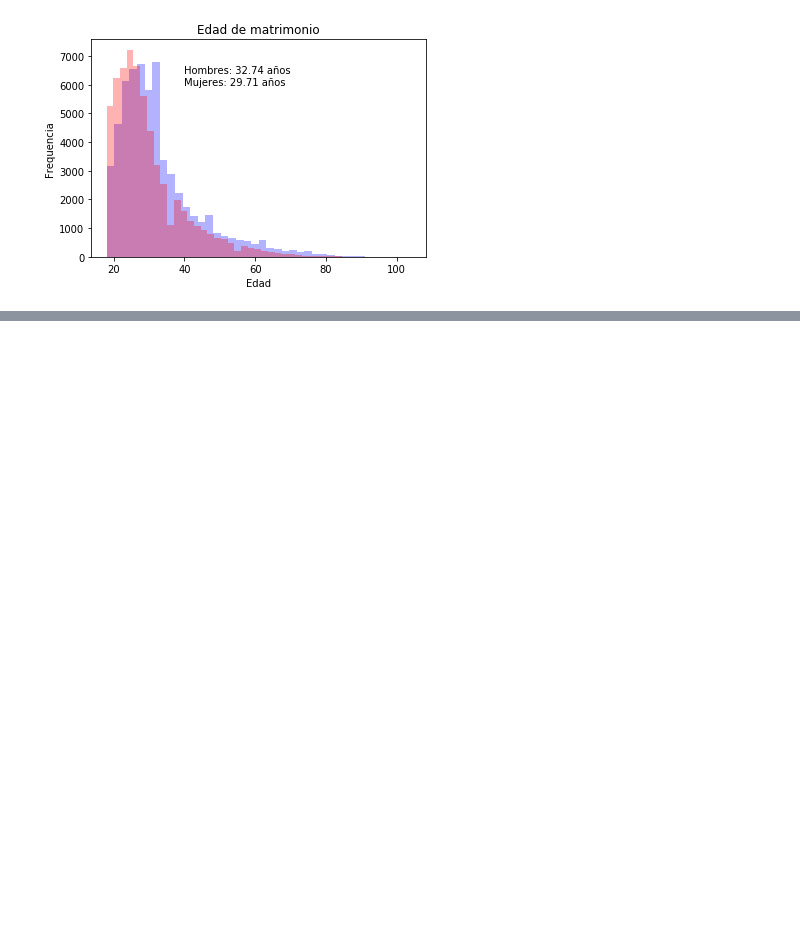
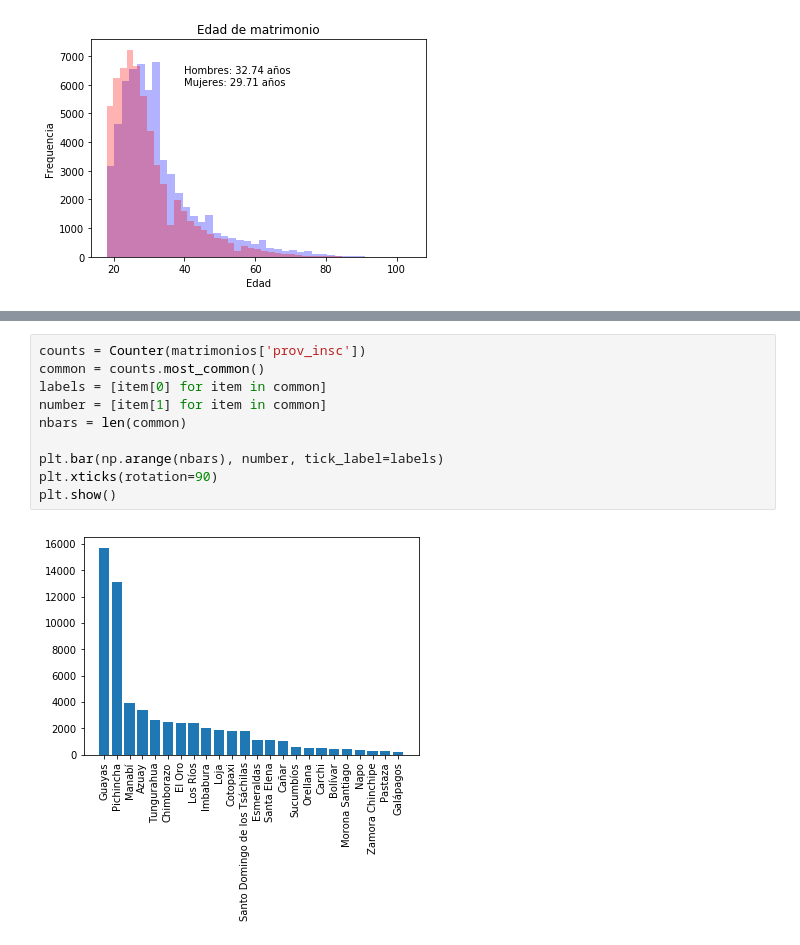
Before and after one commit to alexolmedo/2018-B-GR1-Python, a Jupyter notebook: proyecto/matrimonios.ipynb, the cells around one changed output, grey strips where cells are left out. Saved outputs shown, nothing was run; the diff lists cells and outputs as text; blank space fills up the shorter version.

```diff
--- a/proyecto/matrimonios.ipynb
+++ b/proyecto/matrimonios.ipynb
@@ -39,0 +49,12 @@ plt.hist(matrimonios['mes_insc'], color='blue')
+# %%
+counts = Counter(matrimonios['prov_insc'])
+common = counts.most_common()
+labels = [item[0] for item in common]
+number = [item[1] for item in common]
+nbars = len(common)
+
+plt.bar(np.arange(nbars), number, tick_label=labels)
+plt.xticks(rotation=90)
+plt.show()
+# %% [output]
+[figure, added]
```
Also changed, not shown: parts of 7 cells of this notebook.
